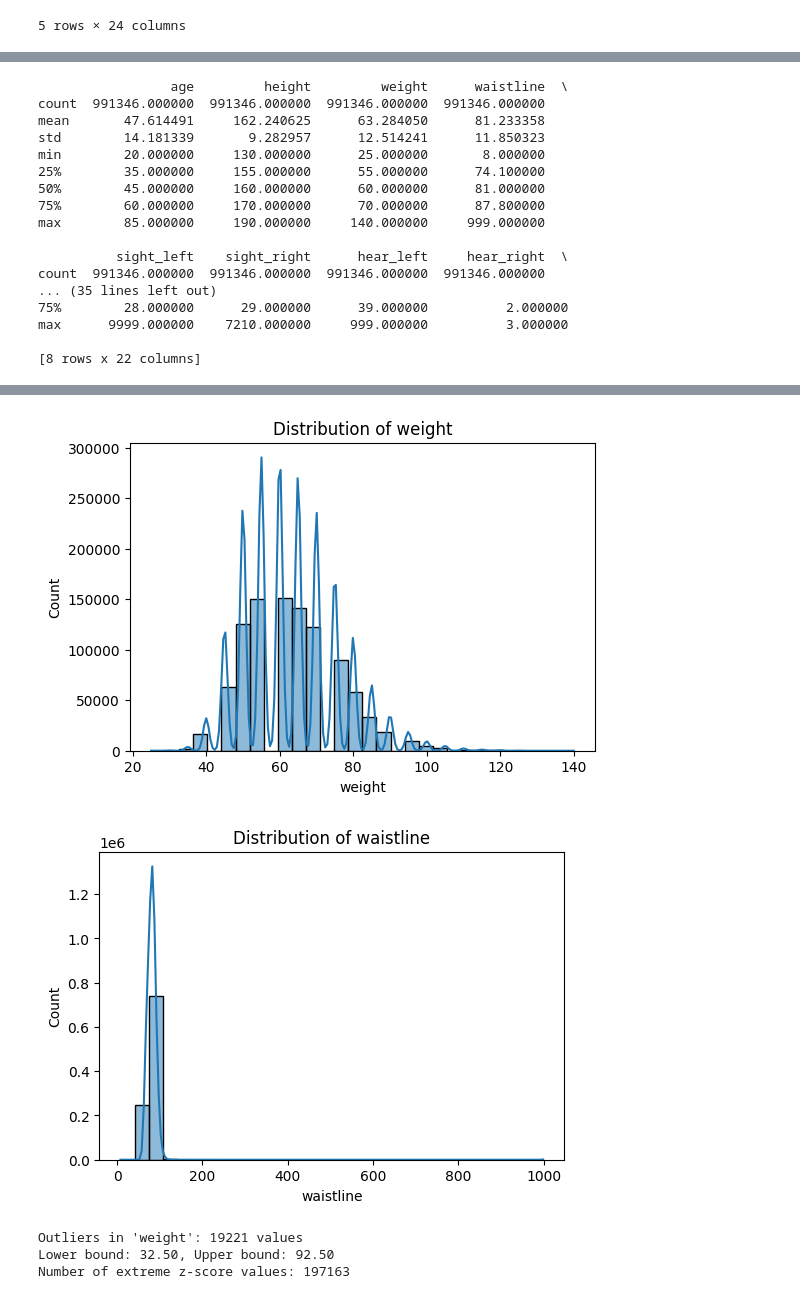
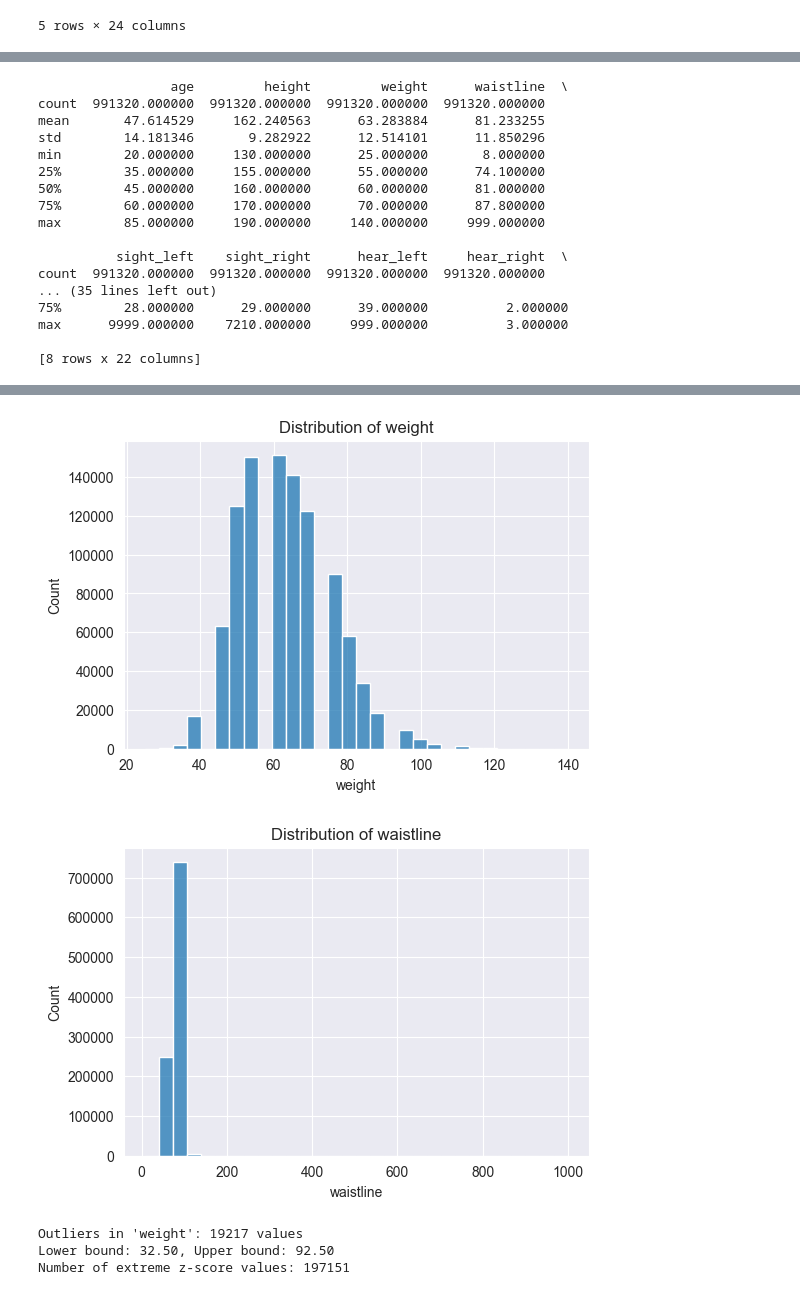
Before and after one commit to SaraSopr/AppliedDataScience, a Jupyter notebook: plot.ipynb, the cells around one changed output, grey strips where cells are left out. Saved outputs shown, nothing was run; the diff lists cells and outputs as text; code cells hidden in the pictures.

```diff
--- a/plot.ipynb
+++ b/plot.ipynb
@@ -55,3 +57,8 @@ gamma_GTP           0
 SMK_stat_type_cd    0
 DRK_YN              0
 dtype: int64
+# %%
+x=len(df)
+print(x)
+df.drop_duplicates(inplace=True)
+print(x-len(df))
@@ -110,7 +140,7 @@ plt.show()
 # --- 4️⃣ Visual method 2: Distribution plots to see skewness/outliers ---
 for col in ['height', 'weight', 'waistline']:
     plt.figure(figsize=(6, 4))
-    sns.histplot(df[col], bins=30, kde=True)
+    sns.histplot(df[col], bins=30, kde=False)
     plt.title(f"Distribution of {col}")
     plt.show()
 
@@ -154,9 +184,9 @@ plt.title("Correlation heatmap of numeric features")
 plt.show()
 # %% [output]
                  age         height         weight      waistline  \
-count  991346.000000  991346.000000  991346.000000  991346.000000
-mean       47.614491     162.240625      63.284050      81.233358
-std        14.181339       9.282957      12.514241      11.850323
+count  991320.000000  991320.000000  991320.000000  991320.000000
+mean       47.614529     162.240563      63.283884      81.233255
+std        14.181346       9.282922      12.514101      11.850296
 min        20.000000     130.000000      25.000000       8.000000
 25%        35.000000     155.000000      55.000000      74.100000
 50%        45.000000     160.000000      60.000000      81.000000
@@ -164,7 +194,7 @@ min        20.000000     130.000000      25.000000       8.000000
 max        85.000000     190.000000     140.000000     999.000000
 
           sight_left    sight_right      hear_left     hear_right  \
-count  991346.000000  991346.000000  991346.000000  991346.000000
+count  991320.000000  991320.000000  991320.000000  991320.000000
 ... (35 lines left out)
 75%        28.000000      29.000000      39.000000          2.000000
 max      9999.000000    7210.000000     999.000000          3.000000
@@ -175,5 +205,5 @@ max      9999.000000    7210.000000     999.000000          3.000000
-[figure, old version]
+[figure, new version]
-[figure, old version]
+[figure, new version]
-Outliers in 'weight': 19221 values
+Outliers in 'weight': 19217 values
 Lower bound: 32.50, Upper bound: 92.50
-Number of extreme z-score values: 197163
+Number of extreme z-score values: 197151
```
Also changed, not shown: parts of 5 cells of this notebook, 1 other file.
